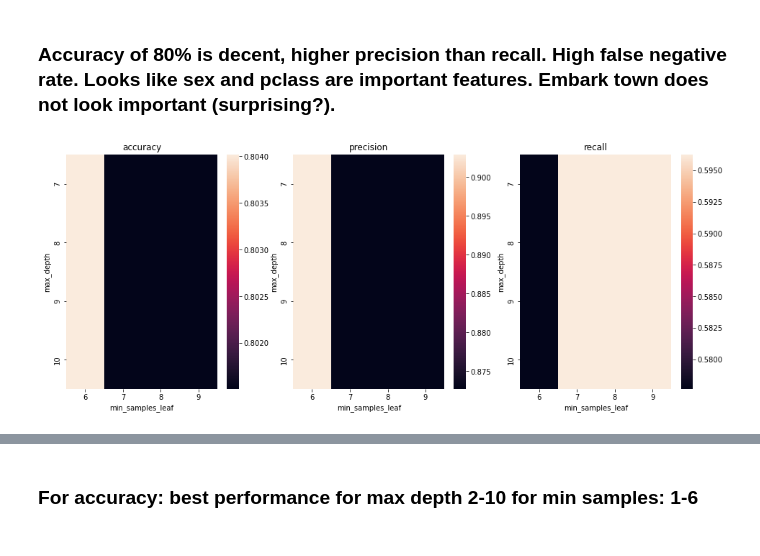
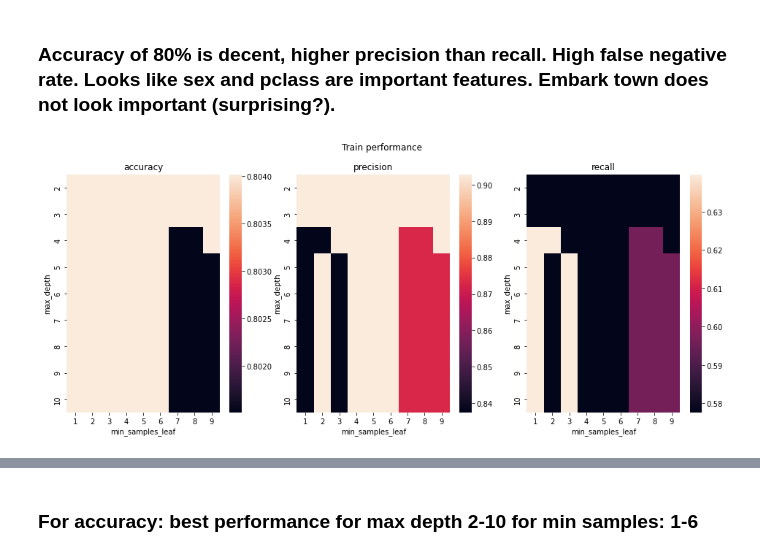
Before and after one commit to jesse-d-marder/classification-exercises, a Jupyter notebook: model.ipynb, the cells around one changed output, grey strips where cells are left out. Saved outputs shown, nothing was run; the diff lists cells and outputs as text; code cells hidden in the pictures.

```diff
--- a/model.ipynb
+++ b/model.ipynb
@@ -272,3 +256,5 @@ Name: churn_Yes, dtype: float64
 # very imbalanced
 # %%
 train, validate, test = train_validate_test_split(telco, target = 'churn_Yes')
+# %%
+train["baseline"] = 'no'
@@ -608,8 +601,8 @@ v_accuracies = []
 v_precisions = []
 v_recalls = []
 
-for depth in range(10,6,-1):
-    for min_sample in range(6,10):
+for depth in range(10,1,-1):
+    for min_sample in range(1,10):
         depths.append(depth)
         min_samples.append(min_sample)
         reports = random_forest(train, validate, selected_features, min_sample, depth, False)
@@ -629,15 +622,10 @@ validate_results_df= pd.DataFrame(data = {"max_depth":depths,"min_samples_leaf":
 # %%
 _, ax = plt.subplots(1,3, figsize=(16,6))
 to_plot = ["accuracy","precision","recall"]
 for i, metric in enumerate(to_plot):
     heatmap_df = train_results_df.pivot("max_depth","min_samples_leaf",metric)
     sns.heatmap(heatmap_df, ax=ax[i])
+    plt.suptitle('Train performance')
     ax[i].set_title(metric)
-
-# plt.show()
-# for i, metric in enumerate(to_plot):
-#     heatmap_df = validate_results_df.pivot("max_depth","min_samples_leaf",metric)
-#     sns.heatmap(heatmap_df, ax=ax[i])
-#     ax[i].set_title(metric)
 # %% [output]
-[figure, old version]
+[figure, new version]
```
Also changed, not shown: parts of 7 cells of this notebook, 1 other file.
